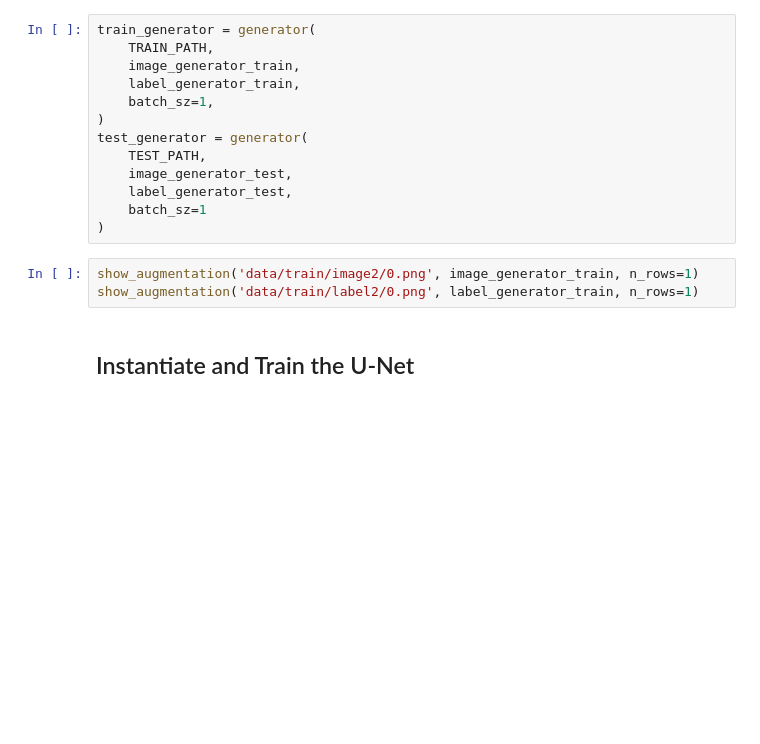
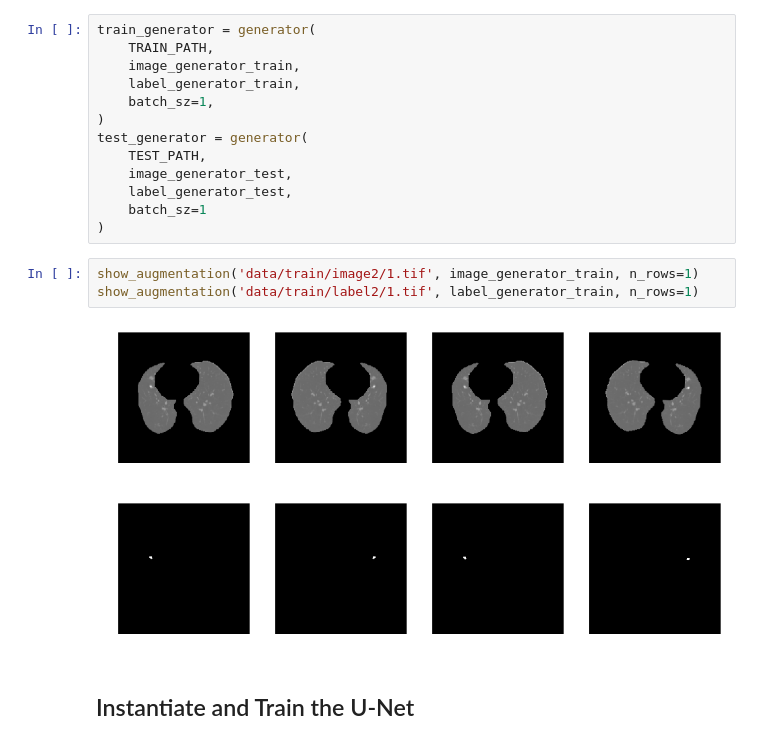
Before and after one commit to maggiebasta/lung-cancer-thesis, a Jupyter notebook: unet_3d/trainUnet.ipynb, the cells around one changed output. Drawn from its saved outputs; the diff is of its cells as text; blank space fills up the shorter version.

```diff
--- a/unet_3d/trainUnet.ipynb
+++ b/unet_3d/trainUnet.ipynb
@@ -84,8 +86,11 @@ test_generator = generator(
     batch_sz=1
 )
 # %%
-show_augmentation('data/train/image2/0.png', image_generator_train, n_rows=1)
-show_augmentation('data/train/label2/0.png', label_generator_train, n_rows=1)
+show_augmentation('data/train/image2/1.tif', image_generator_train, n_rows=1)
+show_augmentation('data/train/label2/1.tif', label_generator_train, n_rows=1)
+# %% [output]
+[figure, added]
+[figure, added]
 # %% [markdown]
 ## Instantiate and Train the U-Net
 # %%
```
Also changed, not shown: parts of 7 cells of this notebook, 24 other files.
